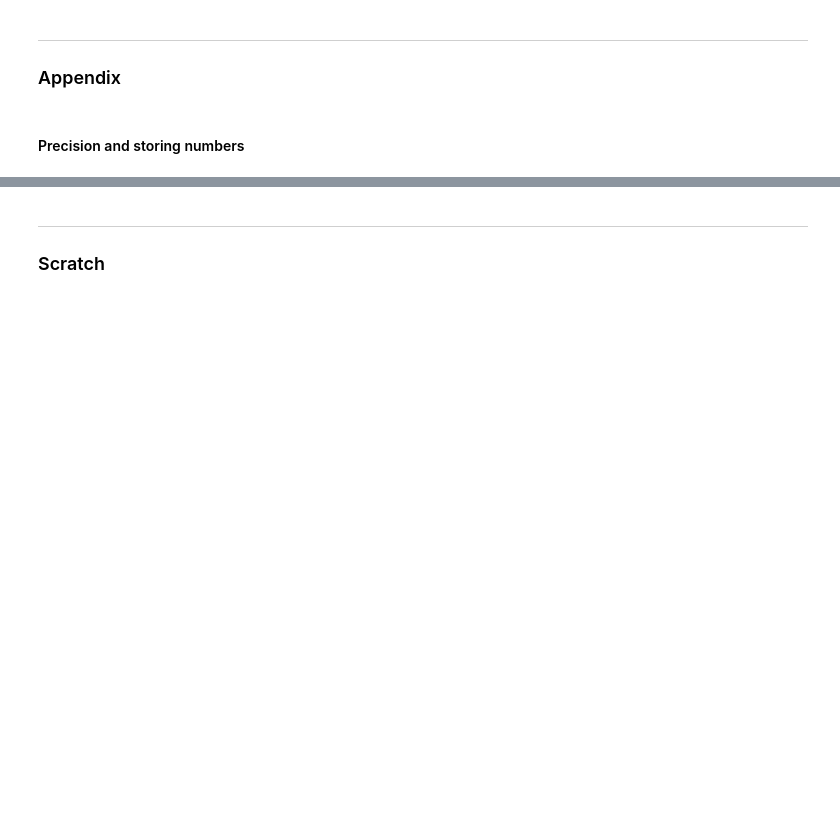
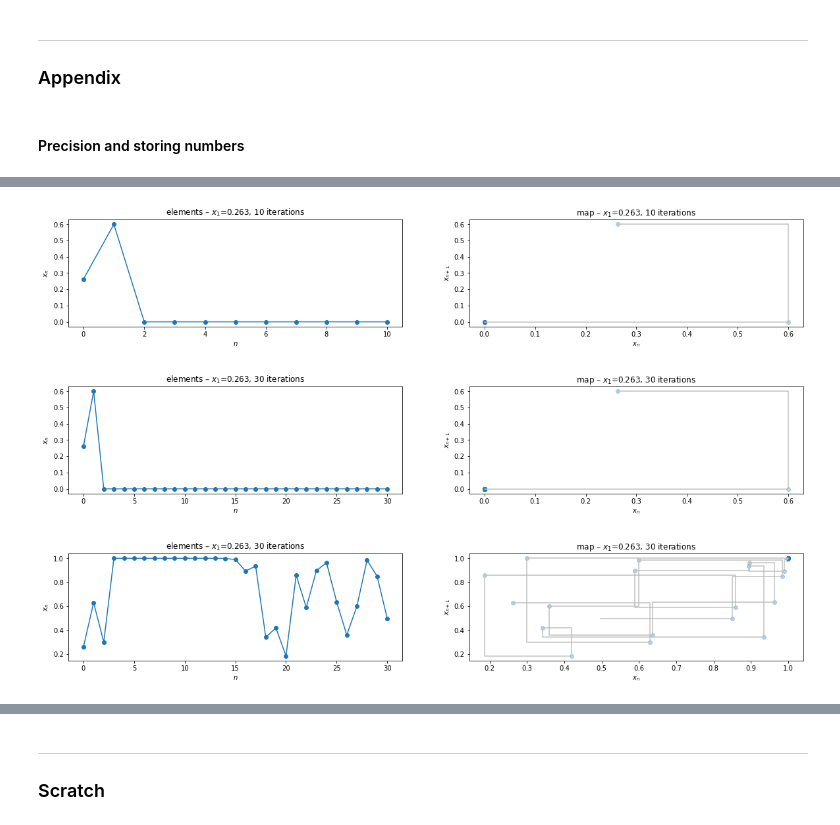
Before and after one commit to mimmphi/Physics-212, a Jupyter notebook: 10.3.7.ipynb, the cells around one changed output, grey strips where cells are left out. Drawn from its saved outputs; the diff is of its cells as text; code cells hidden in the pictures; blank space fills up the shorter version.

```diff
--- a/10.3.7.ipynb
+++ b/10.3.7.ipynb
@@ -219,0 +250,9 @@ print(si, dec, len(dec)-1, sep=', ')
+# %%
+# the example in the problem in the book: 2.63 mod(1) i.e. initial condition = 0.263
+dec_shift_map(si=0.263, stop=10, rounded=True)
+dec_shift_map(si=0.263, stop=30, rounded=True)
+dec_shift_map(si=0.263, stop=30, rounded=False)
+# %% [output]
+[figure, added]
+[figure, added]
+[figure, added]
```
Also changed, not shown: parts of 25 cells of this notebook.
